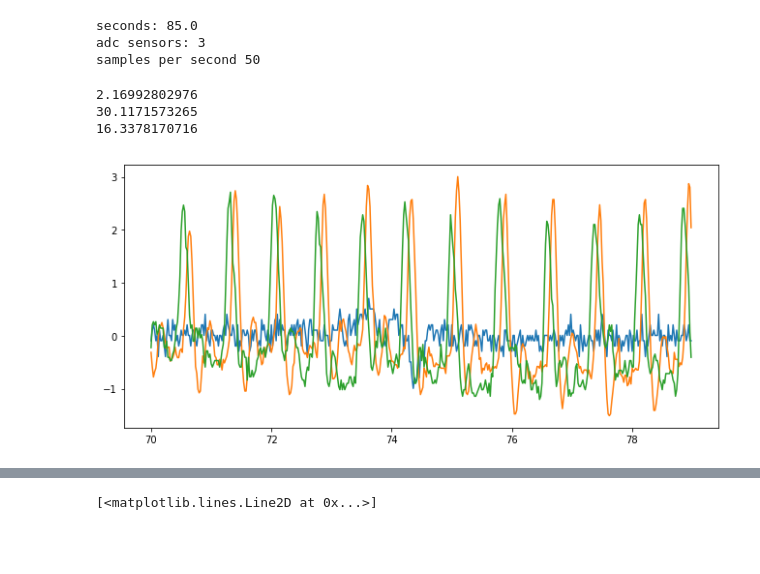
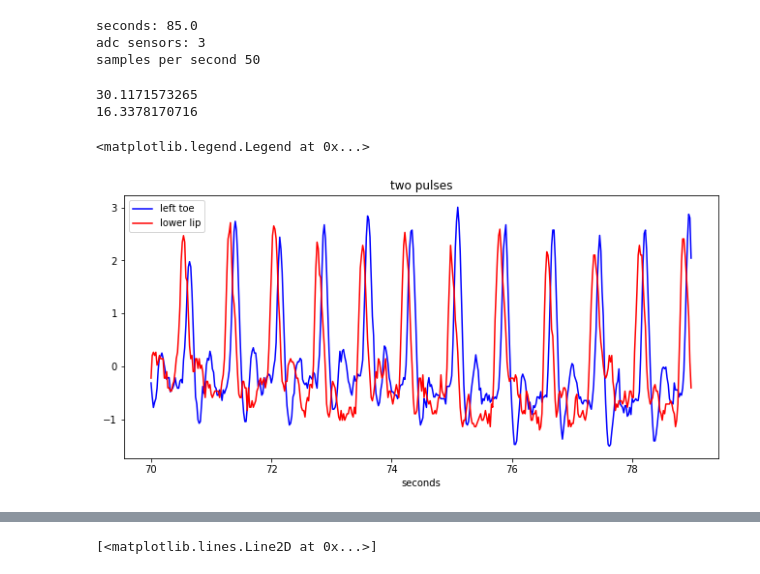
Before and after one commit to goatchurchprime/jupyter_micropython_developer_notebooks, a Jupyter notebook: jackie_heartbeat_pulse_tech/plot_multi_measurements.ipynb, the cells around one changed output, grey strips where cells are left out. Cells and saved outputs as stored; diff of their text form; code cells hidden in the pictures; blank space fills up the shorter version.

```diff
--- a/jackie_heartbeat_pulse_tech/plot_multi_measurements.ipynb
+++ b/jackie_heartbeat_pulse_tech/plot_multi_measurements.ipynb
@@ -29,32 +29,37 @@ adc sensors: 3
 samples per second 50
 # %%
 # plot function which rescales the range according to the range it works in
-def plotsensor(measurementcol, t0, t1, label):
+def plotsensor(measurementcol, t0, t1, label=None, color=None):
     lm = measurementcol[int(t0*samplespersecond):int(t1*samplespersecond)]
-    print(lm.std())
     lm = (lm - lm.mean())/max(10, lm.std())
-    plt.plot(numpy.arange(t0, t1, 1/samplespersecond), lm, label=label)
+    plt.plot(numpy.arange(t0, t1, 1/samplespersecond), lm, label=label, color=color)
     return lm
 # %%
 # actually plot the sensors
 
 # Set the size of the image
 plt.figure(figsize=(11, 5))
 
 # Set
 t0, t1 = 70, 79
 
-# Pick which and lines to
-lm0 = plotsensor(measurements[:,0], t0, t1, "label0")
-lm1 = plotsensor(measurements[:,1], t0, t1, "label1")
-lm2 = plotsensor(measurements[:,2], t0, t1, "label2")
+# Pick which and lines to plot (comment out bad ones) and label them
+#lm0 = plotsensor(measurements[:,0], t0, t1, "label0")
+lm1 = plotsensor(measurements[:,1], t0, t1, label="left toe", color="blue")
+lm2 = plotsensor(measurements[:,2], t0, t1, label="lower lip", color="red")
 
-#plt.legend()
+# ^^ As well as plotting the measurements, this function trims them out, scales
+# the sensors measurements about Zero and returms them to lm1
 
-#help(plt.savefig)
-plt.savefig("thing.png")
+# plot decorations and titles
+plt.xlabel("seconds")
+plt.title("two pulses")
+plt.legend()
+
+# You can save to a file like this:
+#plt.savefig("thing.png")
 # %% [output]
-2.16992802976
 30.1171573265
 16.3378170716
+<matplotlib.legend.Legend at 0x...>
-[figure, old version]
+[figure, new version]
```
Also changed, not shown: parts of 12 cells of this notebook, 2 other files.
